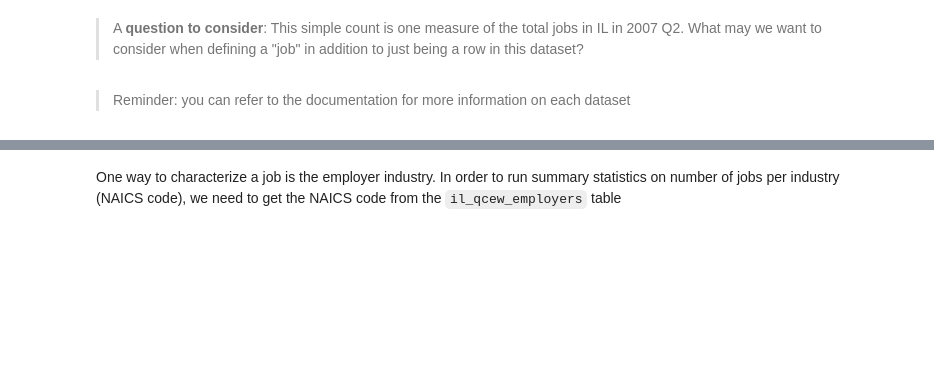
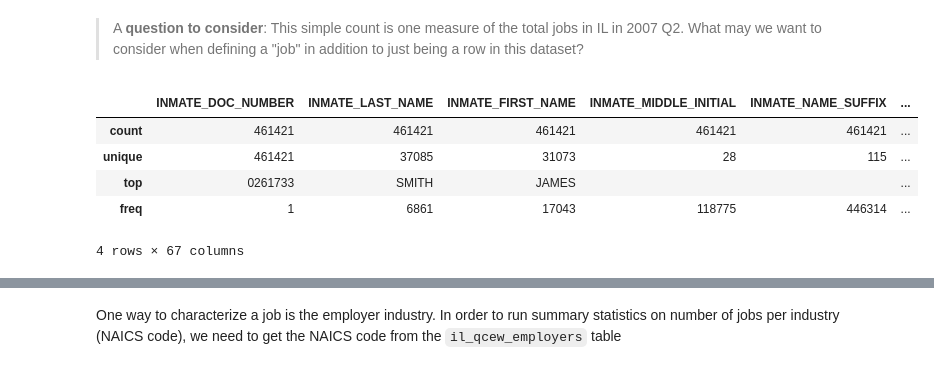
Before and after one commit to Coleridge-Initiative/bdss-notebooks, a Jupyter notebook: 02_2_Dataset_Exploration.ipynb, the cells around one changed output, grey strips where cells are left out. Cells and saved outputs as stored; diff of their text form; code cells hidden in the pictures; blank space fills up the shorter version.

```diff
--- a/02_2_Dataset_Exploration.ipynb
+++ b/02_2_Dataset_Exploration.ipynb
@@ -394,5 +376,10 @@ df_earnings.columns
-# %% [markdown]
-> Reminder: you can refer to the documentation for more information on each dataset
 # %%
 # we can get descriptive stats from the DataFrame:
-df_earnings.describe(include='all')
+df.describe(include='all')
+# %% [output]
+|  | INMATE_DOC_NUMBER | INMATE_LAST_NAME | INMATE_FIRST_NAME | INMATE_MIDDLE_INITIAL | INMATE_NAME_SUFFIX | ... |
+| count | 461421 | 461421 | 461421 | 461421 | 461421 | ... |
+| unique | 461421 | 37085 | 31073 | 28 | 115 | ... |
+| top | 0261733 | SMITH | JAMES |  |  | ... |
+| freq | 1 | 6861 | 17043 | 118775 | 446314 | ... |
+4 rows × 67 columns
```
Also changed, not shown: parts of 18 cells of this notebook, 2 other files.
